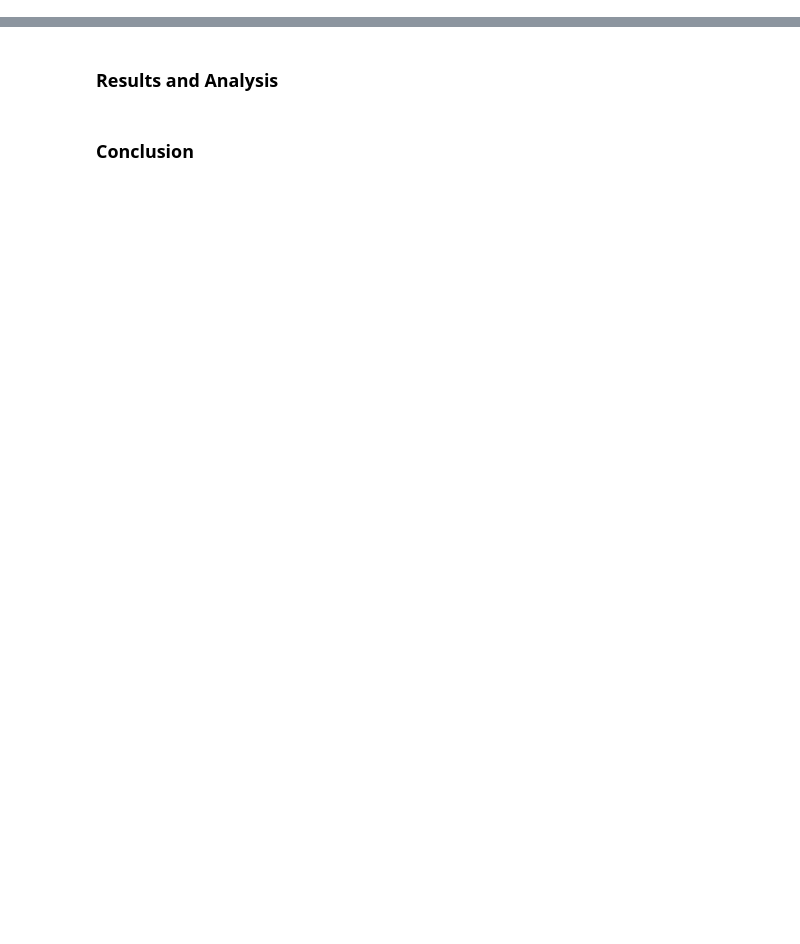
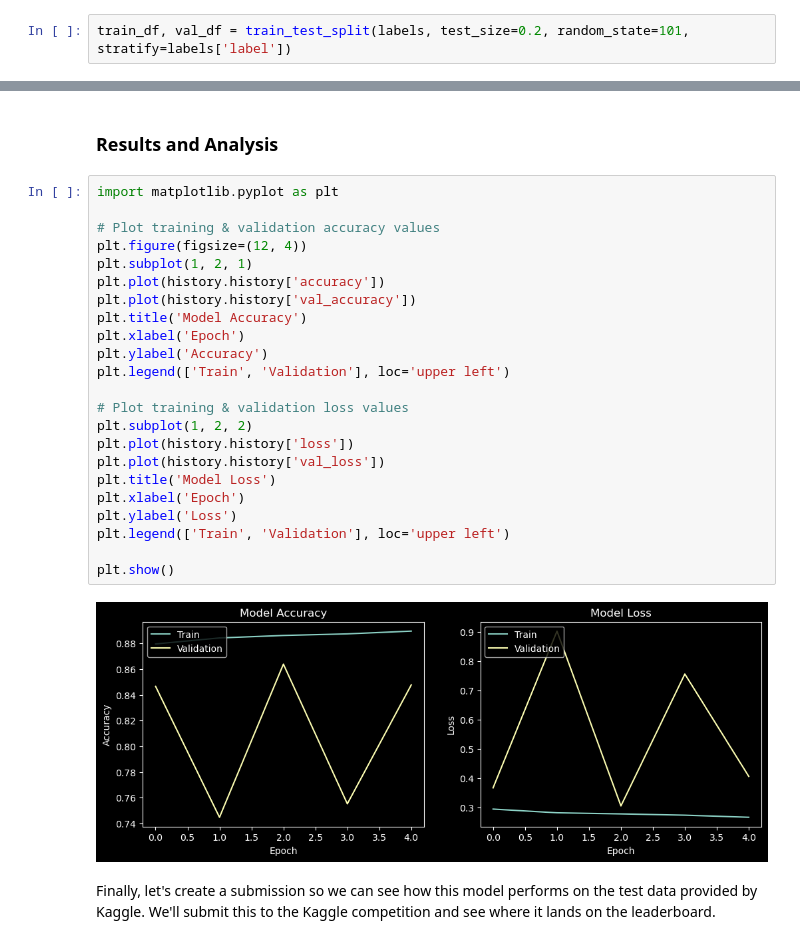
Before and after one commit to ajenkins198621/csca-5642-module3-histopathologic-cancer-detection, a Jupyter notebook: week-3-assignment-cancer-detection.ipynb, the cells around one changed output, grey strips where cells are left out. Cells and saved outputs as stored; diff of their text form; blank space fills up the shorter version.

```diff
--- a/week-3-assignment-cancer-detection.ipynb
+++ b/week-3-assignment-cancer-detection.ipynb
@@ -68,0 +203,2 @@ plt.show()
+# %%
+train_df, val_df = train_test_split(labels, test_size=0.2, random_state=101, stratify=labels['label'])
@@ -69,4 +370,29 @@ plt.show()
 # %% [markdown]
 ### Results and Analysis
-# %% [markdown]
-### Conclusion
+# %%
+import matplotlib.pyplot as plt
+
+# Plot training & validation accuracy values
+plt.figure(figsize=(12, 4))
+plt.subplot(1, 2, 1)
+plt.plot(history.history['accuracy'])
+plt.plot(history.history['val_accuracy'])
+plt.title('Model Accuracy')
+plt.xlabel('Epoch')
+plt.ylabel('Accuracy')
+plt.legend(['Train', 'Validation'], loc='upper left')
+
+# Plot training & validation loss values
+plt.subplot(1, 2, 2)
+plt.plot(history.history['loss'])
+plt.plot(history.history['val_loss'])
+plt.title('Model Loss')
+plt.xlabel('Epoch')
+plt.ylabel('Loss')
+plt.legend(['Train', 'Validation'], loc='upper left')
+
+plt.show()
+# %% [output]
+[figure, added]
+# %% [markdown]
+Finally, let's create a submission so we can see how this model performs on the test data provided by Kaggle.  We'll submit this to the Kaggle competition and see where it lands on the leaderboard.
```
Also changed, not shown: parts of 35 cells of this notebook, 3 other files.
